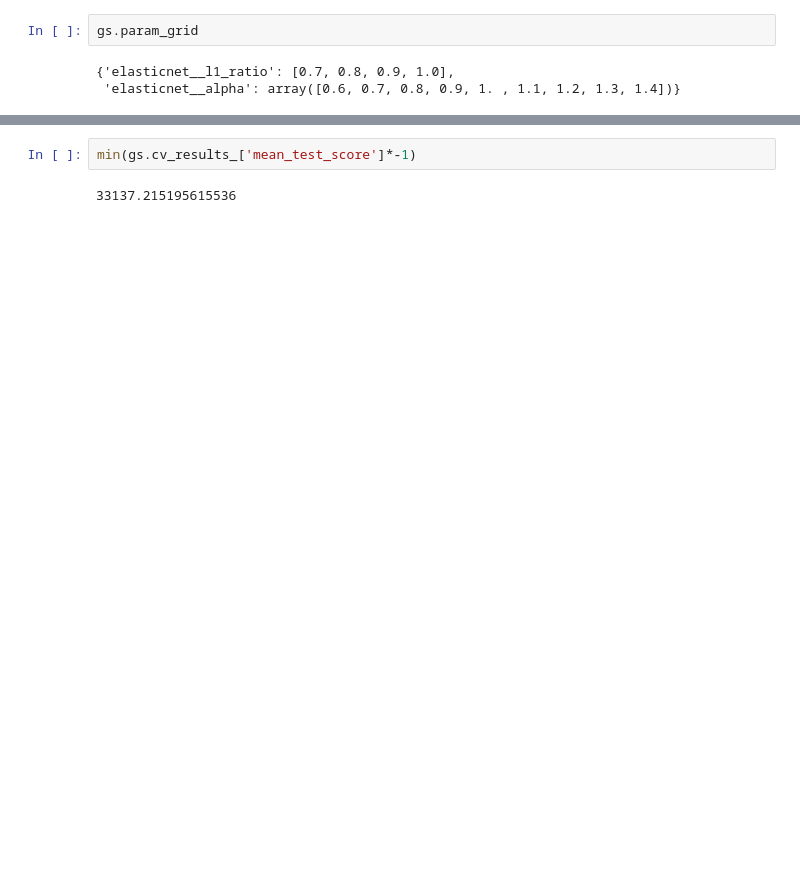
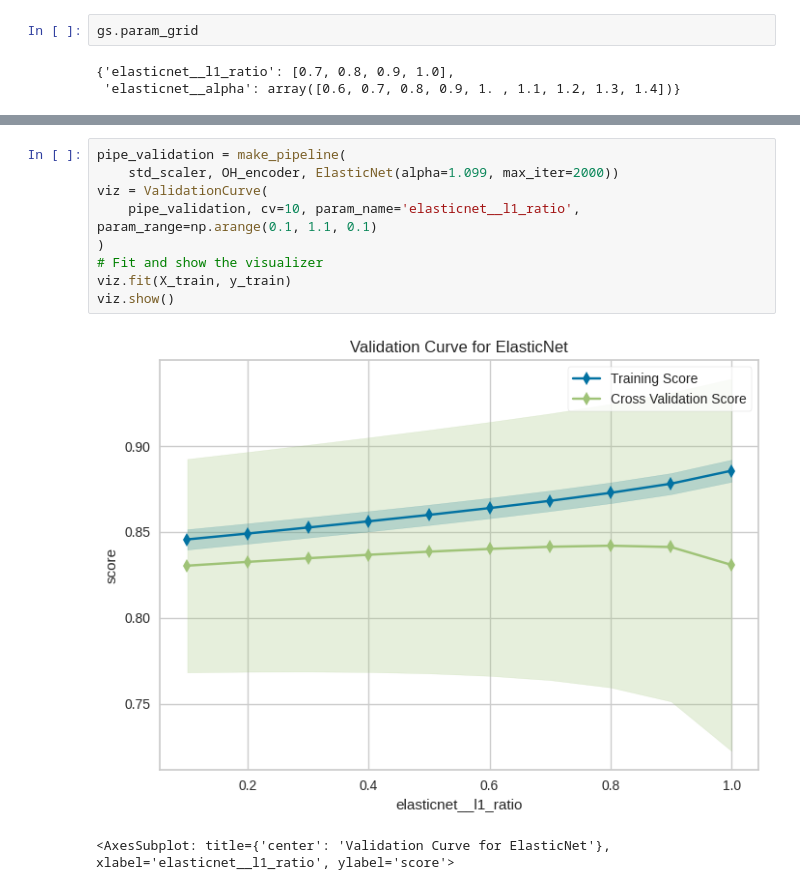
Before and after one commit to blakeb211/ames-housing, a Jupyter notebook: model_linear.ipynb, the cells around one changed output, grey strips where cells are left out. Drawn from its saved outputs; the diff is of its cells as text; blank space fills up the shorter version.

```diff
--- a/model_linear.ipynb
+++ b/model_linear.ipynb
@@ -52,5 +54,13 @@ gs.best_params_
 # %%
-min(gs.cv_results_['mean_test_score']*-1)
+pipe_validation = make_pipeline(
+    std_scaler, OH_encoder, ElasticNet(alpha=1.099, max_iter=2000))
+viz = ValidationCurve(
+    pipe_validation, cv=10, param_name='elasticnet__l1_ratio', param_range=np.arange(0.1, 1.1, 0.1)
+)
+# Fit and show the visualizer
+viz.fit(X_train, y_train)
+viz.show()
 # %% [output]
+[figure, added]
-33137.215195615536
+<AxesSubplot: title={'center': 'Validation Curve for ElasticNet'}, xlabel='elasticnet__l1_ratio', ylabel='score'>
 # %%
```
Also changed, not shown: parts of 11 cells of this notebook, 11 other files.
